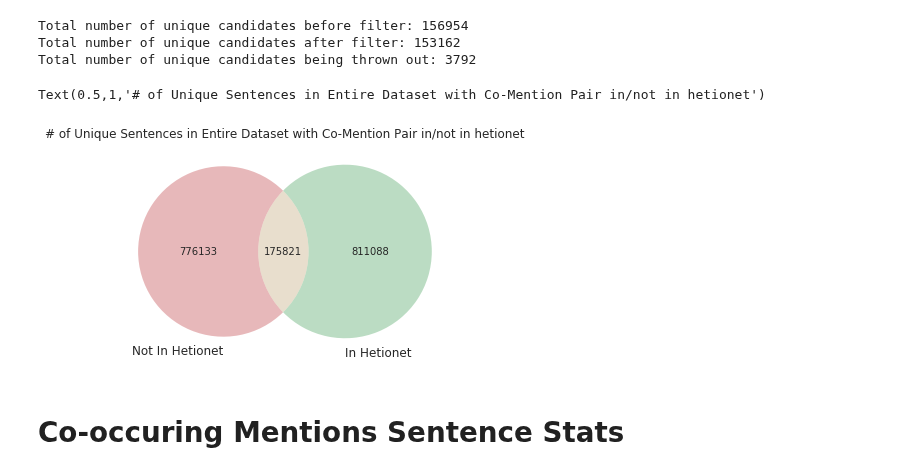
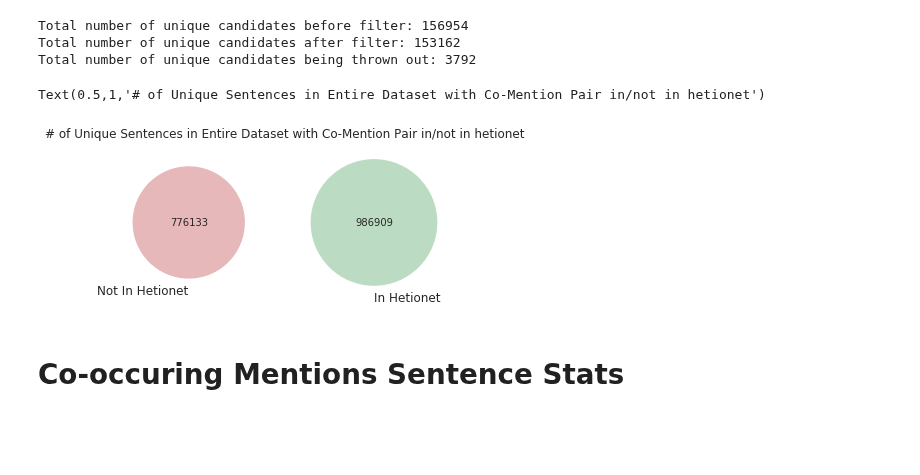
Before and after one commit to greenelab/snorkeling, a Jupyter notebook: disease_gene/disease_associates_gene/dataset_statistics/dataset_statistics.ipynb, the cells around one changed output. Saved outputs shown, nothing was run; the diff lists cells and outputs as text; code cells hidden in the pictures; blank space fills up the shorter version.

```diff
--- a/disease_gene/disease_associates_gene/dataset_statistics/dataset_statistics.ipynb
+++ b/disease_gene/disease_associates_gene/dataset_statistics/dataset_statistics.ipynb
@@ -304,15 +304,16 @@ Total number of unique candidates being thrown out: 3792
 # %%
 filtered_total_candidates_df = total_candidates_df.query("sen_length < 83+1")
 # %%
+ids =filtered_total_candidates_df.query("hetionet==1").sentence_id.values
 venn2(
     [
-        set(filtered_total_candidates_df.query("hetionet==0").sentence_id),
+        set(filtered_total_candidates_df.query("hetionet==0&sentence_id not in @ids").sentence_id),
         set(filtered_total_candidates_df.query("hetionet==1").sentence_id)
     ], set_labels=["Not In Hetionet", "In Hetionet"])
 plt.title("# of Unique Sentences in Entire Dataset with Co-Mention Pair in/not in hetionet")
 # %% [output]
 Text(0.5,1,'# of Unique Sentences in Entire Dataset with Co-Mention Pair in/not in hetionet')
-[figure, old version]
+[figure, new version]
 # %% [markdown]
 # Co-occuring Mentions Sentence Stats
 # %% [markdown]
```
Also changed, not shown: 26 other files.
